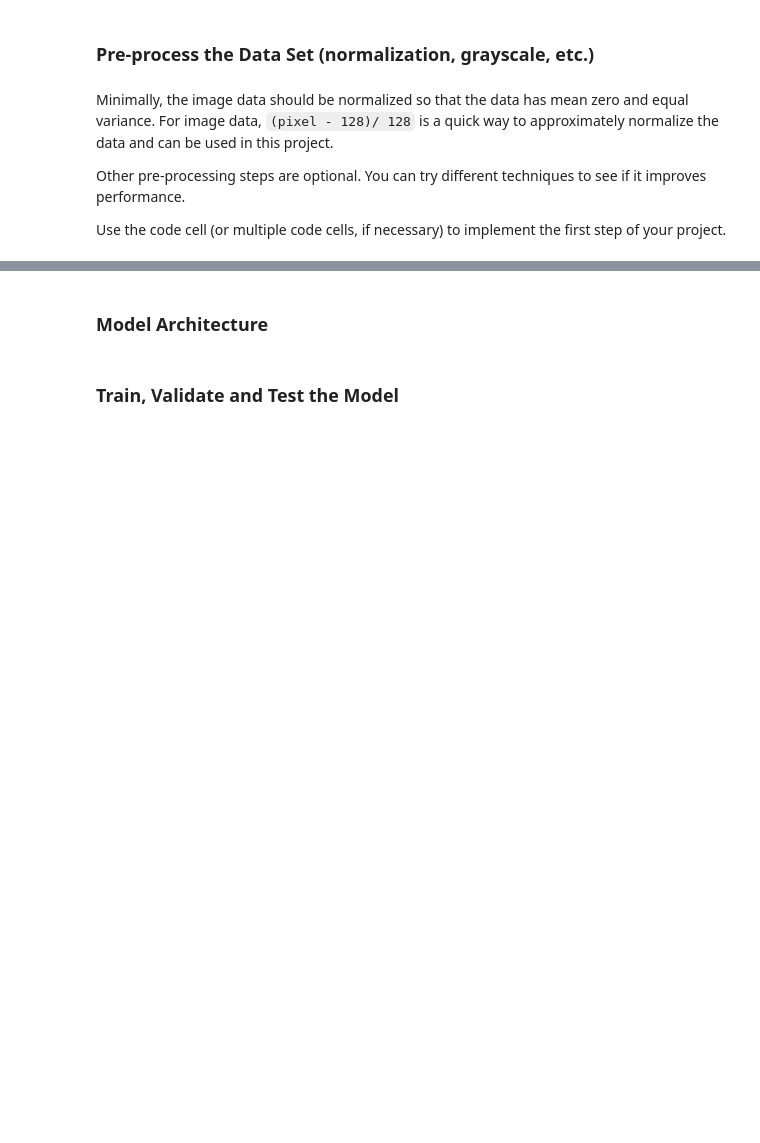
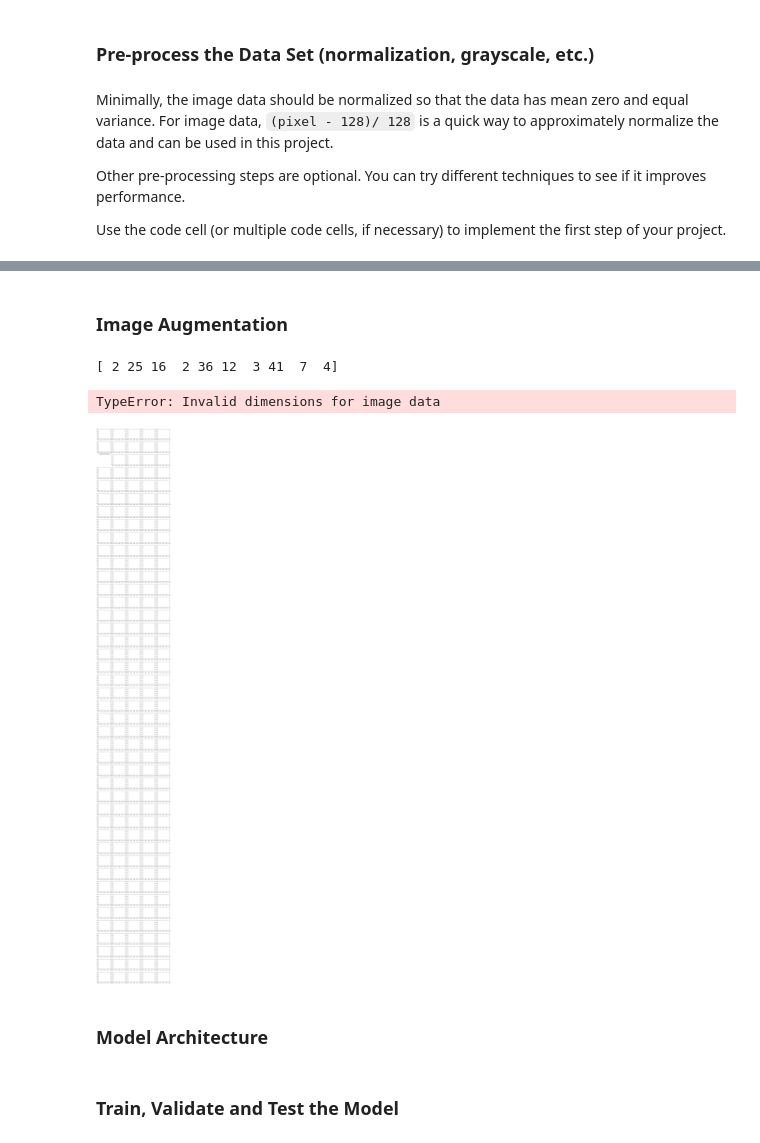
Before and after one commit to aboerzel/Traffic-Sign-Classifier, a Jupyter notebook: Traffic_Sign_Classifier.ipynb, the cells around one changed output, grey strips where cells are left out. Drawn from its saved outputs; the diff is of its cells as text; code cells hidden in the pictures; blank space fills up the shorter version.

```diff
--- a/Traffic_Sign_Classifier.ipynb
+++ b/Traffic_Sign_Classifier.ipynb
@@ -161,3 +254,22 @@ Use the code cell (or multiple code cells, if necessary) to implement the first
+# %% [markdown]
+### Image Augmentation
+# %%
+import Augmentor
+
+# image augmentation (https://augmentor.readthedocs.io/en/master/)
+p = Augmentor.Pipeline()
+p.zoom(probability=0.8, min_factor=0.8, max_factor=1.2)
+
+datagen = p.keras_generator_from_array(X_train, y_train, batch_size=10)
+images, labels = next(datagen)
+
+print(labels)
+
+show_dataset(images, labels, sign_names)
+# %% [output]
+[ 2 25 16  2 36 12  3 41  7  4]
+TypeError: Invalid dimensions for image data
+[figure, added]
 # %% [markdown]
 ### Model Architecture
 # %%
```
Also changed, not shown: parts of 9 cells of this notebook.
